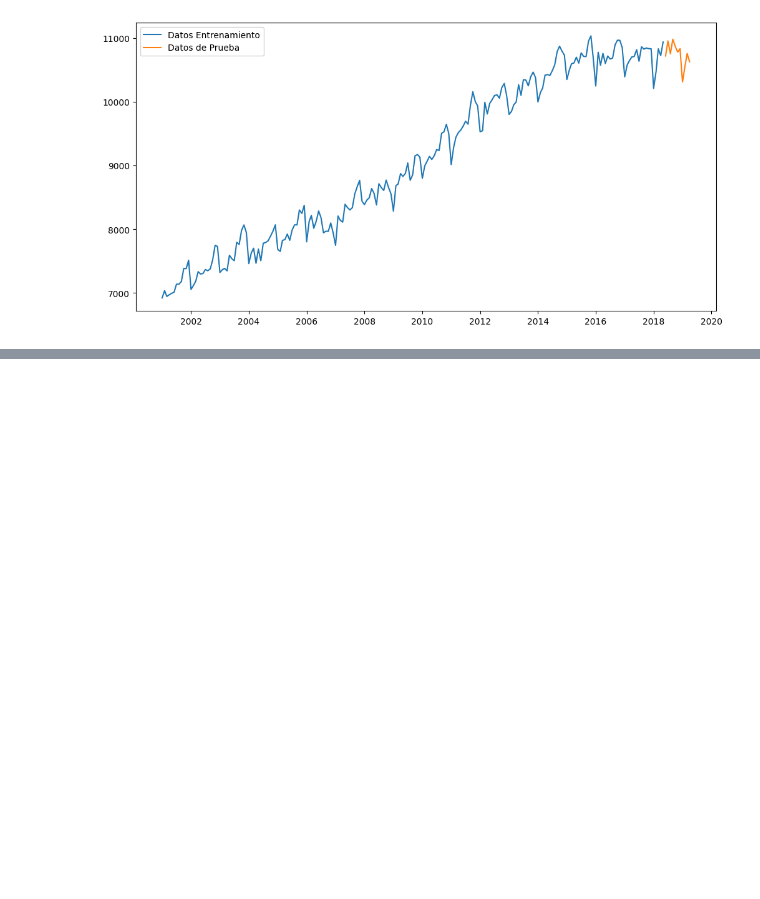
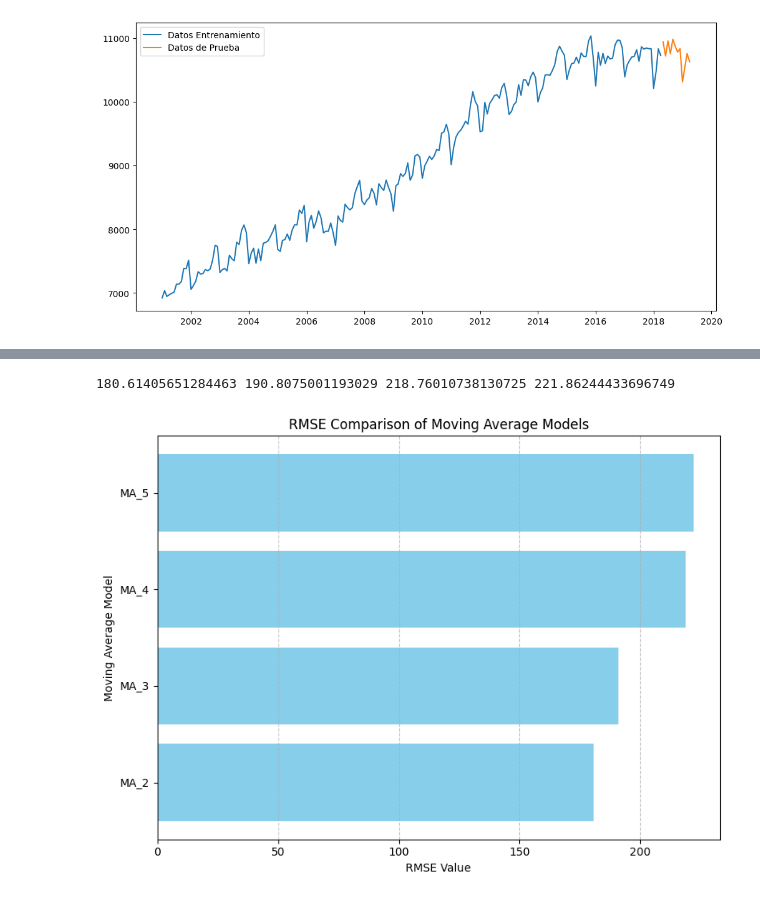
Before and after one commit to cam2149/MachineLearningIII, a Jupyter notebook: fundamentos_de_analítica_ejercicio1.ipynb, the cells around one changed output, grey strips where cells are left out. Saved outputs shown, nothing was run; the diff lists cells and outputs as text; code cells hidden in the pictures; blank space fills up the shorter version.

```diff
--- a/fundamentos_de_analítica_ejercicio1.ipynb
+++ b/fundamentos_de_analítica_ejercicio1.ipynb
@@ -76,7 +81,7 @@ plt.show()
 
 Antes de continuar es importante guardar una parte de la muestra para evaluar el comportamiento de los modelos por fuera de muestra (out-of-sample). Guardemos un año de datos.
 # %%
-train_len = int(ds_ocupados.shape[0] * 0.95)
+train_len = 208 #'''int(ds_ocupados.shape[0] * 0.95)'''
 train_td = data[["Ocupados"]][:train_len]
 test_td = data[["Ocupados"]][train_len:]
 
@@ -89,0 +153,45 @@ plt.show()
+# %%
+def fore_ma(datos,w,h):
+  data=datos.copy()
+  for x in range(1,h+1):
+    ind = data.index[-1]
+    value = ind + pd.DateOffset(months=1)
+    data.loc[value]= data[-w:].mean()
+  return data[-h:]
+# %%
+ma_2_f= fore_ma(train_td,2,12)
+ma_3_f= fore_ma(train_td,3,12)
+ma_4_f= fore_ma(train_td,4,12)
+ma_5_f= fore_ma(train_td,5,12)
+# %%
+rmse_ma_2 = np.sqrt(mean_squared_error(test_td,ma_2_f ))
+rmse_ma_3 = np.sqrt(mean_squared_error(test_td,ma_3_f ))
+rmse_ma_4 = np.sqrt(mean_squared_error(test_td,ma_4_f ))
+rmse_ma_5 = np.sqrt(mean_squared_error(test_td,ma_5_f ))
+# %%
+print( rmse_ma_2, rmse_ma_3 ,rmse_ma_4 ,rmse_ma_5)
+# %% [output]
+180.61405651284463 190.8075001193029 218.76010738130725 221.86244433696749
+# %%
+import pandas as pd
+import numpy as np
+from matplotlib import pyplot as plt
+
+# Data (replace with your actual rmse values)
+rmse_data = {
+    'RMSE': [rmse_ma_2, rmse_ma_3, rmse_ma_4, rmse_ma_5],
+    'Model': ['MA_2', 'MA_3', 'MA_4', 'MA_5']
+}
+rmse_df = pd.DataFrame(rmse_data)
+
+# Horizontal bar plot
+plt.figure(figsize=(8, 6))
+plt.barh(rmse_df['Model'], rmse_df['RMSE'], color='skyblue')
+plt.xlabel('RMSE Value')
+plt.ylabel('Moving Average Model')
+plt.title('RMSE Comparison of Moving Average Models')
+plt.grid(axis='x', linestyle='--', alpha=0.7)
+plt.tight_layout()
+plt.show()
+# %% [output]
+[figure, added]
```
Also changed, not shown: parts of 33 cells of this notebook.
